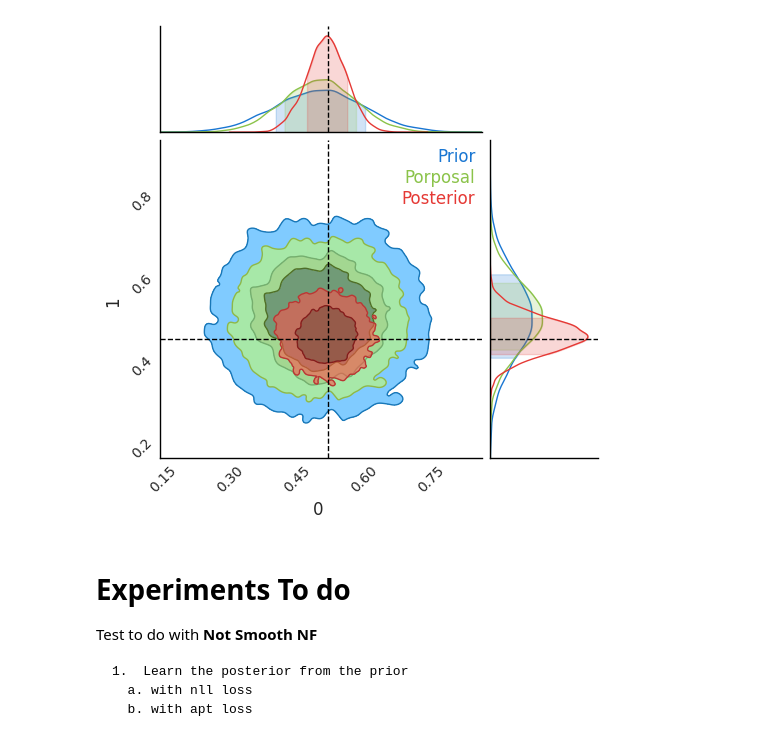
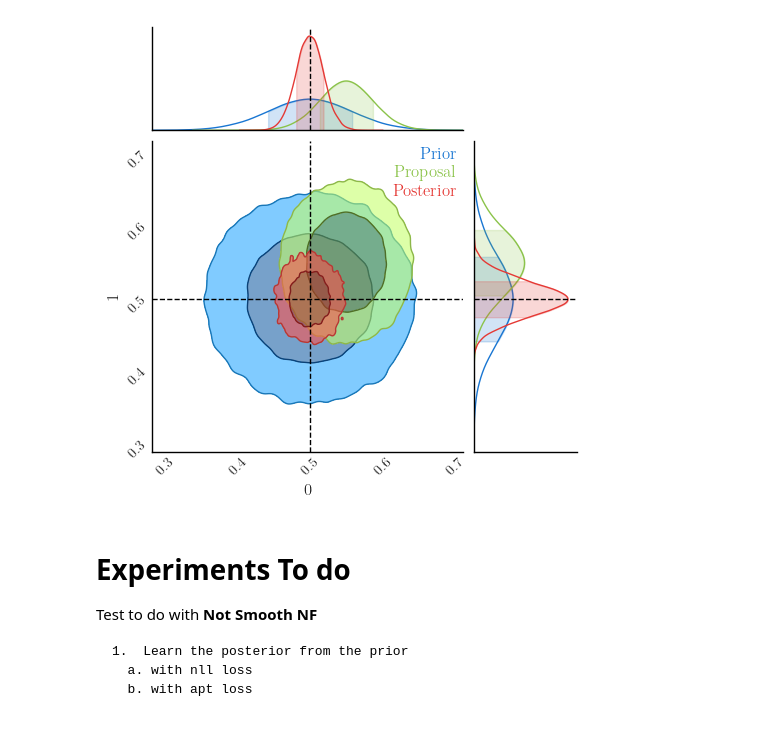
Before and after one commit to Justinezgh/SBI-Diff-Simulator, a Jupyter notebook: notebooks/dev/toy_model_to_test_apt.ipynb, the cells around one changed output. Saved outputs shown, nothing was run; the diff lists cells and outputs as text; code cells hidden in the pictures.

```diff
--- a/notebooks/dev/toy_model_to_test_apt.ipynb
+++ b/notebooks/dev/toy_model_to_test_apt.ipynb
@@ -74,0 +78,4 @@ observation:  [0.5197431  0.44487745]
+# %%
+keys = jax.random.split(key(0), 100000)
+prior_sample = jax.vmap(lambda key : trace(seed(gaussian_model_prior, key)).get_trace()['theta']['value'])(keys)
+proposal_sample = jax.vmap(lambda key : trace(seed(gaussian_model_proposal, key)).get_trace()['theta']['value'])(keys)
@@ -75,17 +84,22 @@ observation:  [0.5197431  0.44487745]
 # %%
-# compute posterior
-observed_model = condition(gaussian_model, {'y': observation})
+x0 = jnp.ones(2) * 0.5
+observed_model = condition(gaussian_model_prior, {'y': x0})
 
 nuts_kernel = numpyro.infer.NUTS(
     observed_model,
+    step_size=1e-2,
     init_strategy=numpyro.infer.init_to_median,
-    max_tree_depth=6,
-    step_size=0.1)
+    max_tree_depth=4,
+    dense_mass=True
+)
 
-mcmc = numpyro.infer.MCMC(nuts_kernel,
-                          num_warmup=300,
-                          num_samples=10000,
-                          progress_bar=True)
+mcmc = numpyro.infer.MCMC(
+    nuts_kernel,
+    num_warmup=200,
+    num_samples=20000,
+    num_chains=1,
+    progress_bar=True
+)
 
-mcmc.run(jax.random.PRNGKey(0))
-samples = mcmc.get_samples()
+mcmc.run(key(0))
+samples_mcmc = mcmc.get_samples()
@@ -92,9 +108,10 @@ samples = mcmc.get_samples()
 # %%
 from chainconsumer import ChainConsumer
 c = ChainConsumer()
-c.add_chain(prior, name = 'Prior')
-c.add_chain(proposal, name = 'Porposal')
-c.add_chain(samples['theta'], name = 'Posterior')
-fig = c.plotter.plot(figsize="column", truth = list(theta_fid))
+c.add_chain(prior_sample, name = 'Prior')
+c.add_chain(proposal_sample, name = 'Proposal')
+c.add_chain(samples_mcmc['theta'], name = 'Posterior')
+
+fig = c.plotter.plot(figsize="column", truth = list(x0))
 # %% [output]
-[figure, old version]
+[figure, new version]
```
Also changed, not shown: parts of 24 cells of this notebook.
